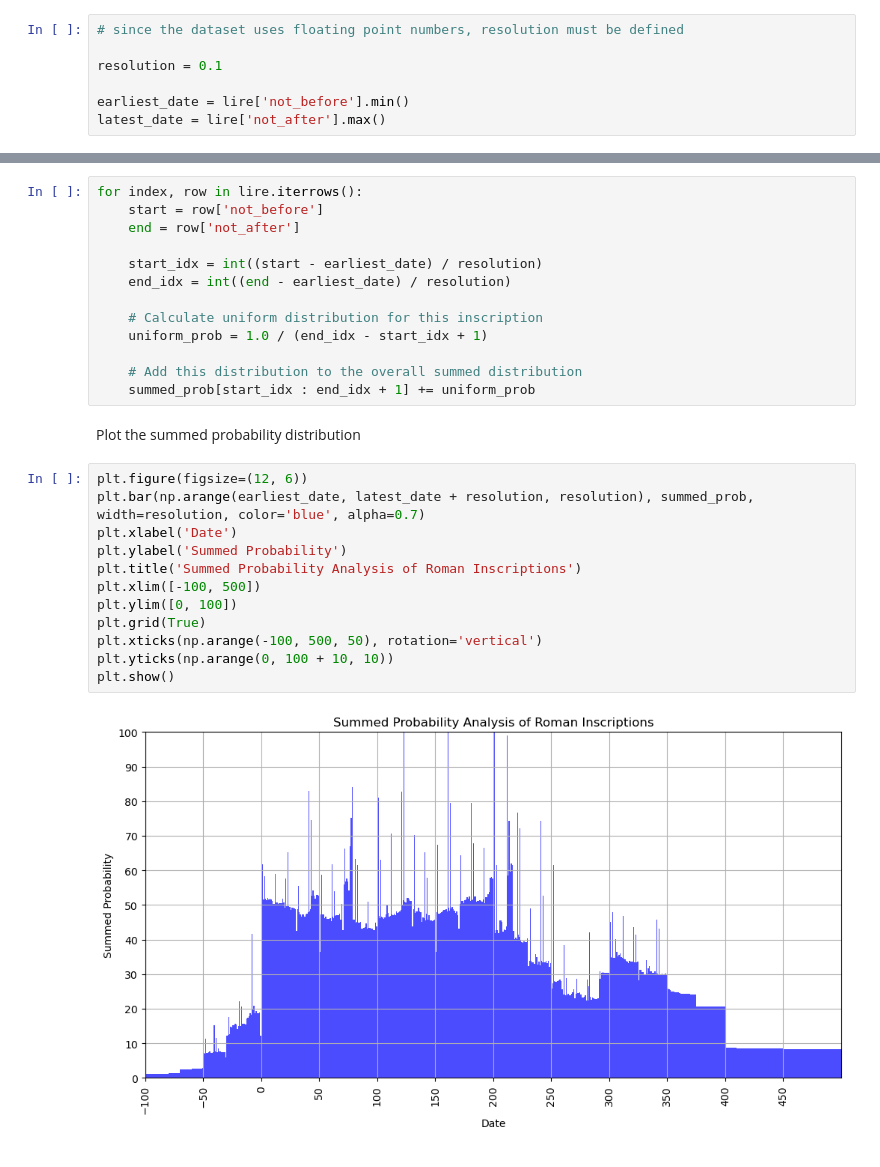
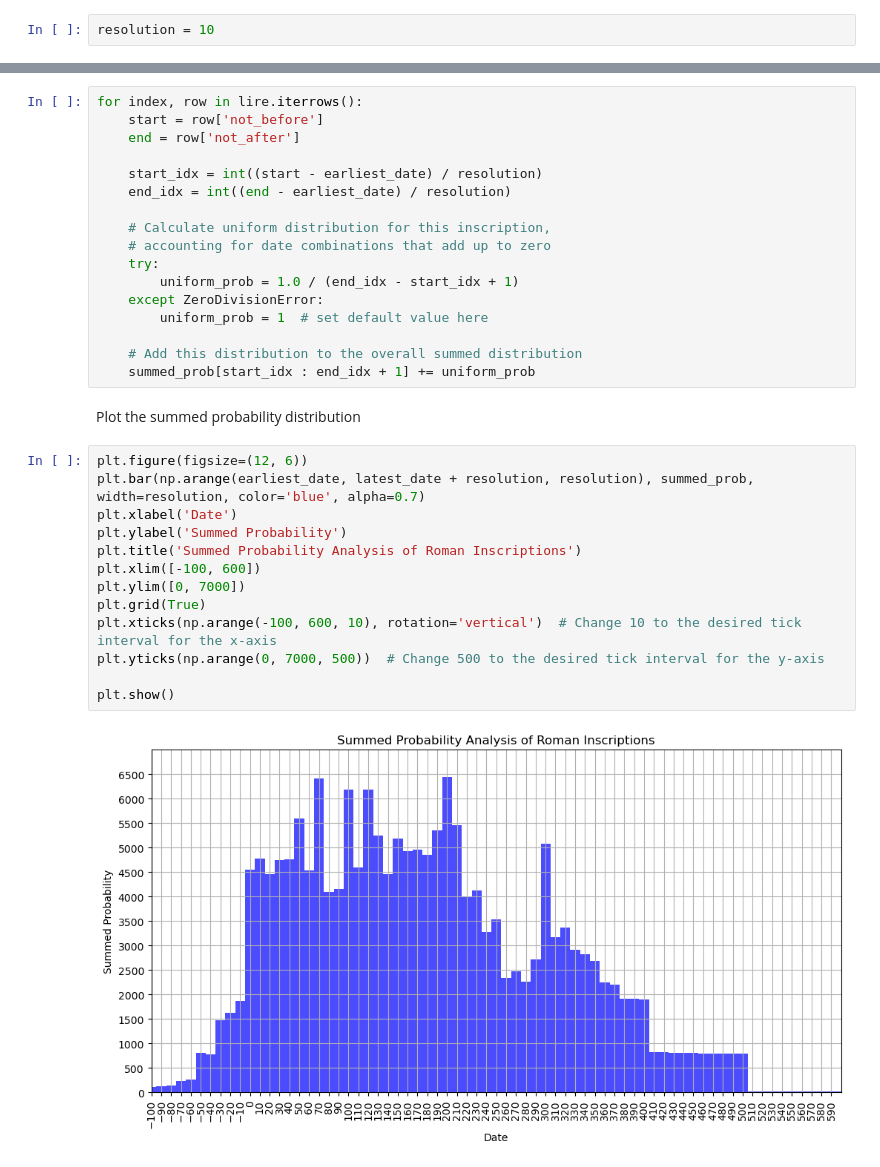
Before and after one commit to saross/inscriptions, a Jupyter notebook: inscriptions-spa.ipynb, the cells around one changed output, grey strips where cells are left out. Drawn from its saved outputs; the diff is of its cells as text.

```diff
--- a/inscriptions-spa.ipynb
+++ b/inscriptions-spa.ipynb
@@ -99,7 +101,2 @@ Initialize the summed probability distribution
 # %%
-# since the dataset uses floating point numbers, resolution must be defined
-
-resolution = 0.1
-
-earliest_date = lire['not_before'].min()
-latest_date = lire['not_after'].max()
+resolution = 10
@@ -118,8 +120,12 @@ for index, row in lire.iterrows():
     start_idx = int((start - earliest_date) / resolution)
     end_idx = int((end - earliest_date) / resolution)
 
-    # Calculate uniform distribution for this inscription
-    uniform_prob = 1.0 / (end_idx - start_idx + 1)
+    # Calculate uniform distribution for this inscription,
+    # accounting for date combinations that add up to zero
+    try:
+        uniform_prob = 1.0 / (end_idx - start_idx + 1)
+    except ZeroDivisionError:
+        uniform_prob = 1  # set default value here
 
     # Add this distribution to the overall summed distribution
     summed_prob[start_idx : end_idx + 1] += uniform_prob
@@ -128,14 +134,15 @@ Plot the summed probability distribution
 # %%
 plt.figure(figsize=(12, 6))
 plt.bar(np.arange(earliest_date, latest_date + resolution, resolution), summed_prob, width=resolution, color='blue', alpha=0.7)
 plt.xlabel('Date')
 plt.ylabel('Summed Probability')
 plt.title('Summed Probability Analysis of Roman Inscriptions')
-plt.xlim([-100, 500])
-plt.ylim([0, 100])
+plt.xlim([-100, 600])
+plt.ylim([0, 7000])
 plt.grid(True)
-plt.xticks(np.arange(-100, 500, 50), rotation='vertical')
-plt.yticks(np.arange(0, 100 + 10, 10))
+plt.xticks(np.arange(-100, 600, 10), rotation='vertical')  # Change 10 to the desired tick interval for the x-axis
+plt.yticks(np.arange(0, 7000, 500))  # Change 500 to the desired tick interval for the y-axis
+
 plt.show()
 # %% [output]
-[figure, old version]
+[figure, new version]
```
Also changed, not shown: parts of 5 cells of this notebook.
